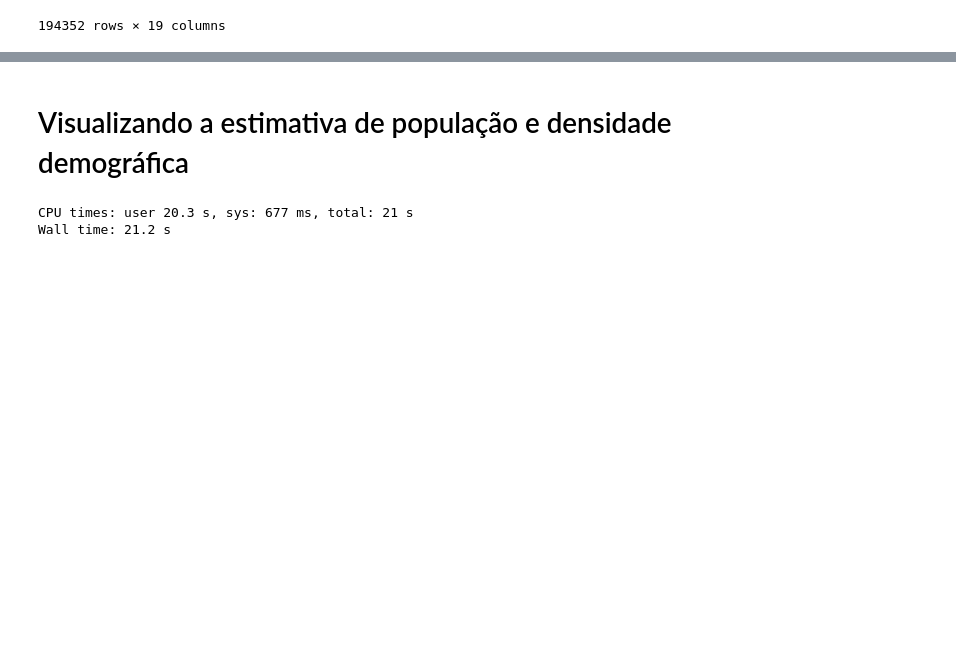
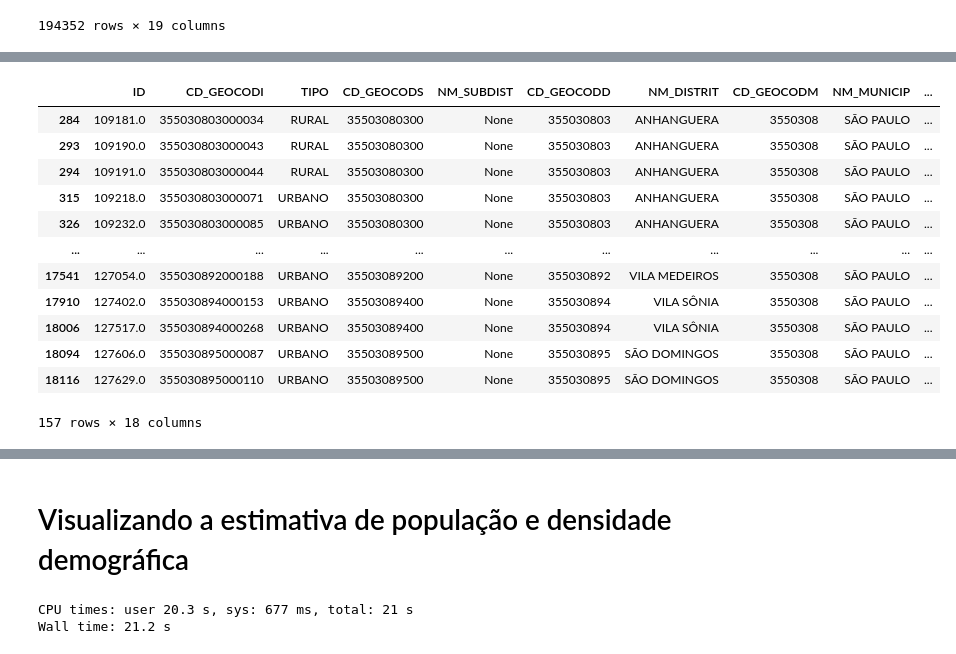
Before and after one commit to sepep-pmsp/compatibilizacao-setores-censitarios, a Jupyter notebook: 11 Quadras viárias como base geométrica.ipynb, the cells around one changed output, grey strips where cells are left out. Cells and saved outputs as stored; diff of their text form; code cells hidden in the pictures; blank space fills up the shorter version.

```diff
--- a/11 Quadras viárias como base geométrica.ipynb
+++ b/11 Quadras viárias como base geométrica.ipynb
@@ -1176,0 +1216,5 @@ quadras_final.to_parquet(quadras_estimativa_path)
+# %%
+setores10 = setores10.merge(dados10_renda[['Cod_setor', 'V002']], left_on='CD_GEOCODI', right_on='Cod_setor')
+setores10 = setores10.drop(columns='Cod_setor')
+setores10 = setores10.rename(columns={'V002': 'rend_total'})
+setores10.head()
@@ -1176,0 +1240,16 @@ quadras_final.to_parquet(quadras_estimativa_path)
+# %%
+setores10[setores10['rend_total'].isna()]
+# %% [output]
+|  | ID | CD_GEOCODI | TIPO | CD_GEOCODS | NM_SUBDIST | CD_GEOCODD | NM_DISTRIT | CD_GEOCODM | NM_MUNICIP | ... |
+| 284 | 109181.0 | 355030803000034 | RURAL | 35503080300 | None | 355030803 | ANHANGUERA | 3550308 | SÃO PAULO | ... |
+| 293 | 109190.0 | 355030803000043 | RURAL | 35503080300 | None | 355030803 | ANHANGUERA | 3550308 | SÃO PAULO | ... |
+| 294 | 109191.0 | 355030803000044 | RURAL | 35503080300 | None | 355030803 | ANHANGUERA | 3550308 | SÃO PAULO | ... |
+| 315 | 109218.0 | 355030803000071 | URBANO | 35503080300 | None | 355030803 | ANHANGUERA | 3550308 | SÃO PAULO | ... |
+| 326 | 109232.0 | 355030803000085 | URBANO | 35503080300 | None | 355030803 | ANHANGUERA | 3550308 | SÃO PAULO | ... |
+| ... | ... | ... | ... | ... | ... | ... | ... | ... | ... | ... |
+| 17541 | 127054.0 | 355030892000188 | URBANO | 35503089200 | None | 355030892 | VILA MEDEIROS | 3550308 | SÃO PAULO | ... |
+| 17910 | 127402.0 | 355030894000153 | URBANO | 35503089400 | None | 355030894 | VILA SÔNIA | 3550308 | SÃO PAULO | ... |
+| 18006 | 127517.0 | 355030894000268 | URBANO | 35503089400 | None | 355030894 | VILA SÔNIA | 3550308 | SÃO PAULO | ... |
+| 18094 | 127606.0 | 355030895000087 | URBANO | 35503089500 | None | 355030895 | SÃO DOMINGOS | 3550308 | SÃO PAULO | ... |
+| 18116 | 127629.0 | 355030895000110 | URBANO | 35503089500 | None | 355030895 | SÃO DOMINGOS | 3550308 | SÃO PAULO | ... |
+157 rows × 18 columns
```
Also changed, not shown: parts of 18 cells of this notebook.
